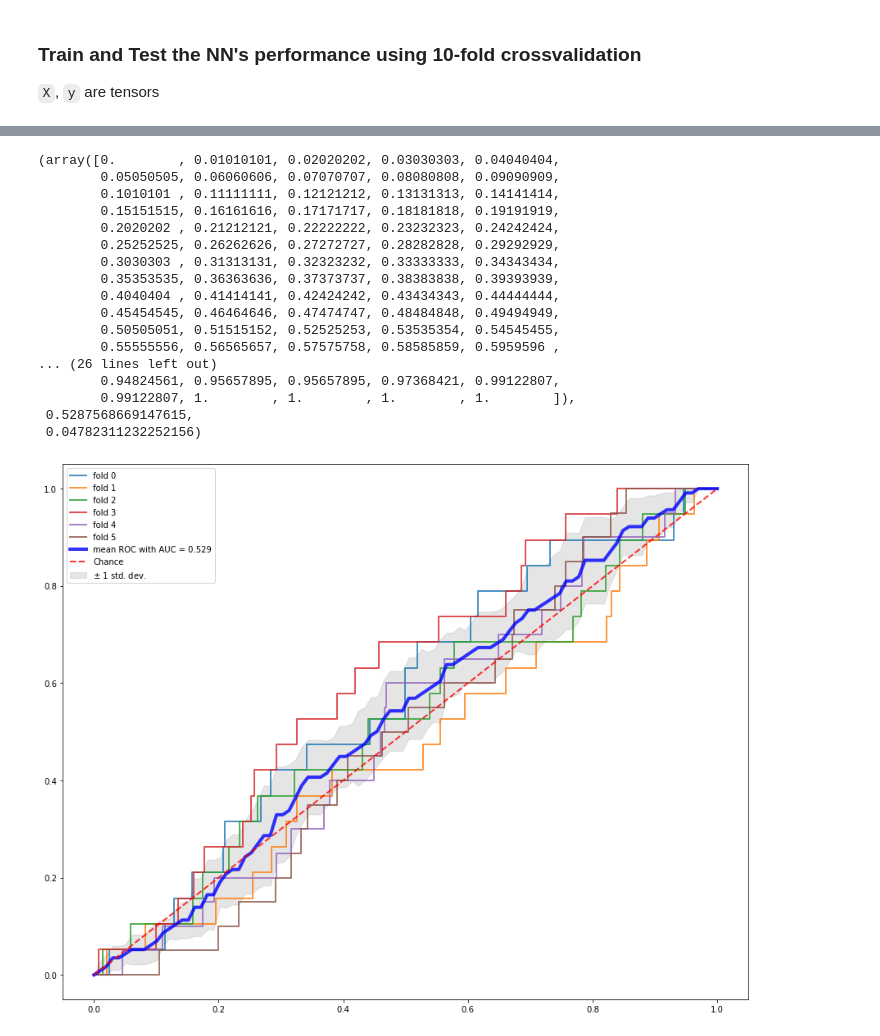
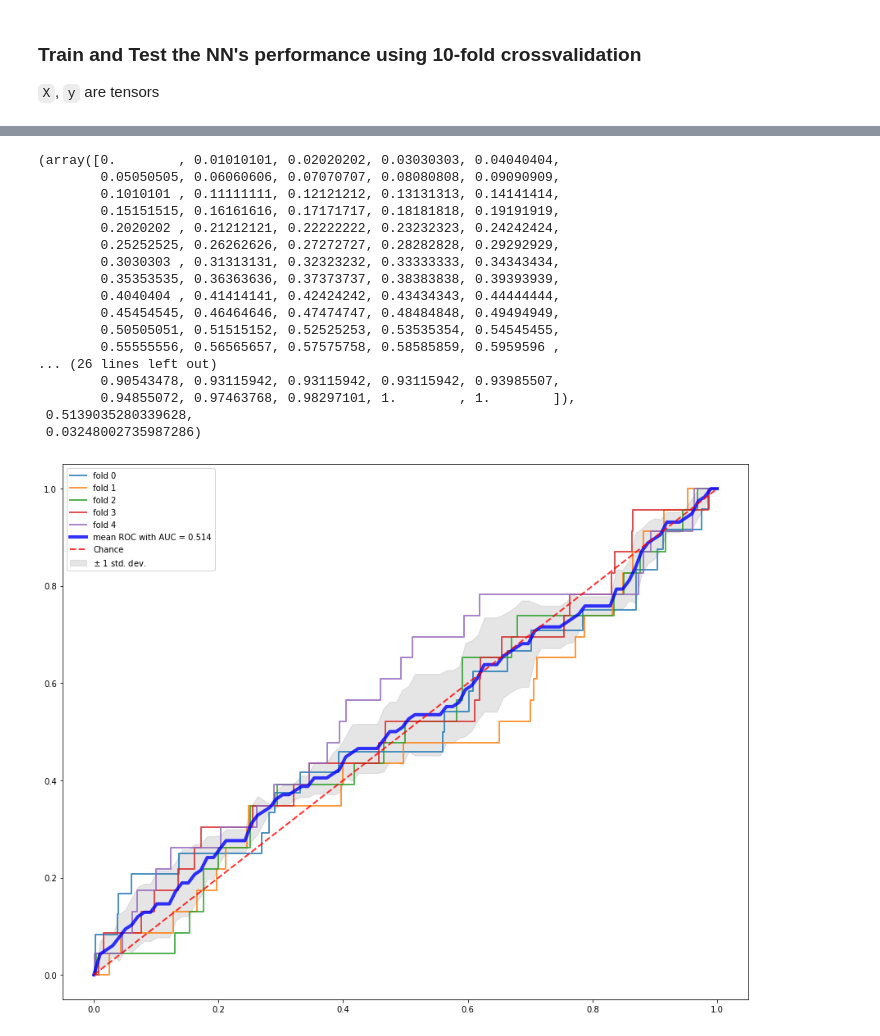
Before and after one commit to epfl-ada/ada-2020-project-milestone-p3-p3_act, a Jupyter notebook: NN.ipynb, the cells around one changed output, grey strips where cells are left out. Saved outputs shown, nothing was run; the diff lists cells and outputs as text; code cells hidden in the pictures.

```diff
--- a/NN.ipynb
+++ b/NN.ipynb
@@ -247,6 +257,6 @@ def val(model, test_loader):
     y_pred_list = [a.squeeze().tolist() for a in y_pred_list]
     return y_score_list, y_pred_list
 
-y_score_list, y_pred_list = val(model, test_loader_90)
-print(len(y_score_list))
-print(y_pred_list)
+# y_score_list, y_pred_list = val(model, test_loader_90)
+# print(len(y_score_list))
+# print(y_pred_list)
@@ -286,7 +294,7 @@ binaryNN90(
 
 `X`, `y` are tensors
 # %%
-def crossvali_roc_showall(X, y, n_splits, n_epoch, optimizer, model, criterion):
+def crossvali_roc_showall(X, y, n_splits, n_epoch, optimizer, model_type, criterion):
 
     # Run classifier with cross-validation and plot ROC curves
     cv = StratifiedKFold(n_splits, shuffle=True, random_state=666)
@@ -297,8 +305,22 @@ def crossvali_roc_showall(X, y, n_splits, n_epoch, optimizer, model, criterion):
 
     fig, ax = plt.subplots(figsize=(15, 12))
 
+    # configure the model
+    LEARNING_RATE = 0.001
+    device = torch.device("cuda:0" if torch.cuda.is_available() else "cpu")
+    criterion = nn.BCEWithLogitsLoss()
+
     # loop thru all the folds
     for i, (tr_index, te_index) in enumerate(cv.split(X, y)):
+
+        #init the model
+        if model_type == '90':
+            model = binaryNN90()
+        else:
+            model = binaryNN285()
+        model.to(device)
+        print(model)
+        optimizer = optim.Adam(model.parameters(), lr=LEARNING_RATE)
 
         ### set up train test data ###
         X_tr, X_te = X.iloc[tr_index], X.iloc[te_index]
@@ -311,14 +333,17 @@ def crossvali_roc_showall(X, y, n_splits, n_epoch, optimizer, model, criterion):
         test_loader = DataLoader(testset, batch_size=1, shuffle=True)
 
         ### train the NN for one fold and get back the probabilities of yi=1 ###
-        for e in range(1, NUM_EPOCHS+1):
+        for e in range(1, n_epoch+1):
             avg_loss, avg_acc = train(device=device, model=model, criterion=criterion,
                   optimizer=optimizer, train_loader=train_loader)
-        print(f'Epoch {e+0:03}: | Loss: {avg_loss:.5f} | Acc: {avg_acc:.3f}')
+            #print(f'Epoch {e+0:03}: | Loss: {avg_loss:.5f} | Acc: {avg_acc:.3f}')
+            writer.add_scalars('training loss NN{}'.format(model_type), {'fold {}'.format(i): avg_loss}, e)
+            writer.add_scalars('training accuracy NN{}'.format(model_type), {'fold {}'.format(i): avg_acc}, e)
+
         # scorelist denotes the predicted probablity of yi=1 (yi belongs to the positive class)
         y_score_list, y_pred_list = val(model, test_loader)
-        print(y_te.shape)
-        print(len(y_score_list))
+        #print(y_te.shape)
+        #print(y_score_list)
         fpr, tpr, thresholds = roc_curve(y_te, np.array(y_score_list))
         ax.plot(fpr, tpr, label='fold {}'.format(i), lw=2, alpha=.8)
 
@@ -349,6 +374,6 @@ def crossvali_roc_showall(X, y, n_splits, n_epoch, optimizer, model, criterion):
 
     return mean_fpr, mean_tpr, mean_auc, std_auc
 # %%
-crossvali_roc_showall(X=X_90, y=y, n_splits=6, n_epoch=20, optimizer=optimizer,
-                      model=model, criterion=criterion)
+crossvali_roc_showall(X=X_90, y=y, n_splits=5, n_epoch=250, optimizer=optimizer,
+                      model_type='90', criterion=criterion)
 # %% [output]
@@ -373,18 +397,18 @@ Epoch 020: | Loss: 0.06011 | Acc: 98.215
 (array([0.        , 0.01010101, 0.02020202, 0.03030303, 0.04040404,
         0.05050505, 0.06060606, 0.07070707, 0.08080808, 0.09090909,
         0.1010101 , 0.11111111, 0.12121212, 0.13131313, 0.14141414,
         0.15151515, 0.16161616, 0.17171717, 0.18181818, 0.19191919,
         0.2020202 , 0.21212121, 0.22222222, 0.23232323, 0.24242424,
         0.25252525, 0.26262626, 0.27272727, 0.28282828, 0.29292929,
         0.3030303 , 0.31313131, 0.32323232, 0.33333333, 0.34343434,
         0.35353535, 0.36363636, 0.37373737, 0.38383838, 0.39393939,
         0.4040404 , 0.41414141, 0.42424242, 0.43434343, 0.44444444,
         0.45454545, 0.46464646, 0.47474747, 0.48484848, 0.49494949,
         0.50505051, 0.51515152, 0.52525253, 0.53535354, 0.54545455,
         0.55555556, 0.56565657, 0.57575758, 0.58585859, 0.5959596 ,
 ... (26 lines left out)
-        0.94824561, 0.95657895, 0.95657895, 0.97368421, 0.99122807,
-        0.99122807, 1.        , 1.        , 1.        , 1.        ]),
- 0.5287568669147615,
- 0.04782311232252156)
+        0.90543478, 0.93115942, 0.93115942, 0.93115942, 0.93985507,
+        0.94855072, 0.97463768, 0.98297101, 1.        , 1.        ]),
+ 0.5139035280339628,
+ 0.03248002735987286)
-[figure, old version]
+[figure, new version]
```
Also changed, not shown: parts of 5 cells of this notebook.
